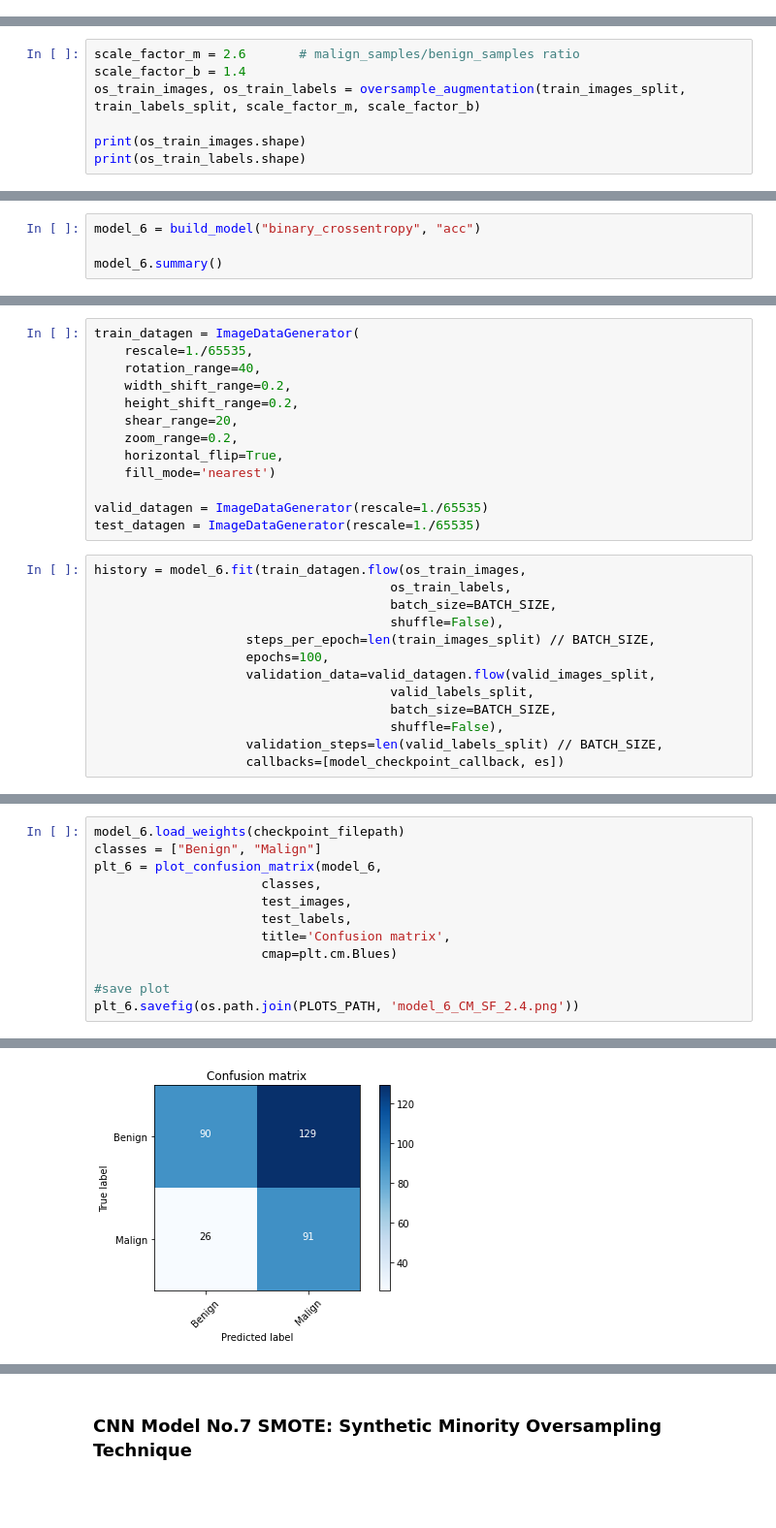
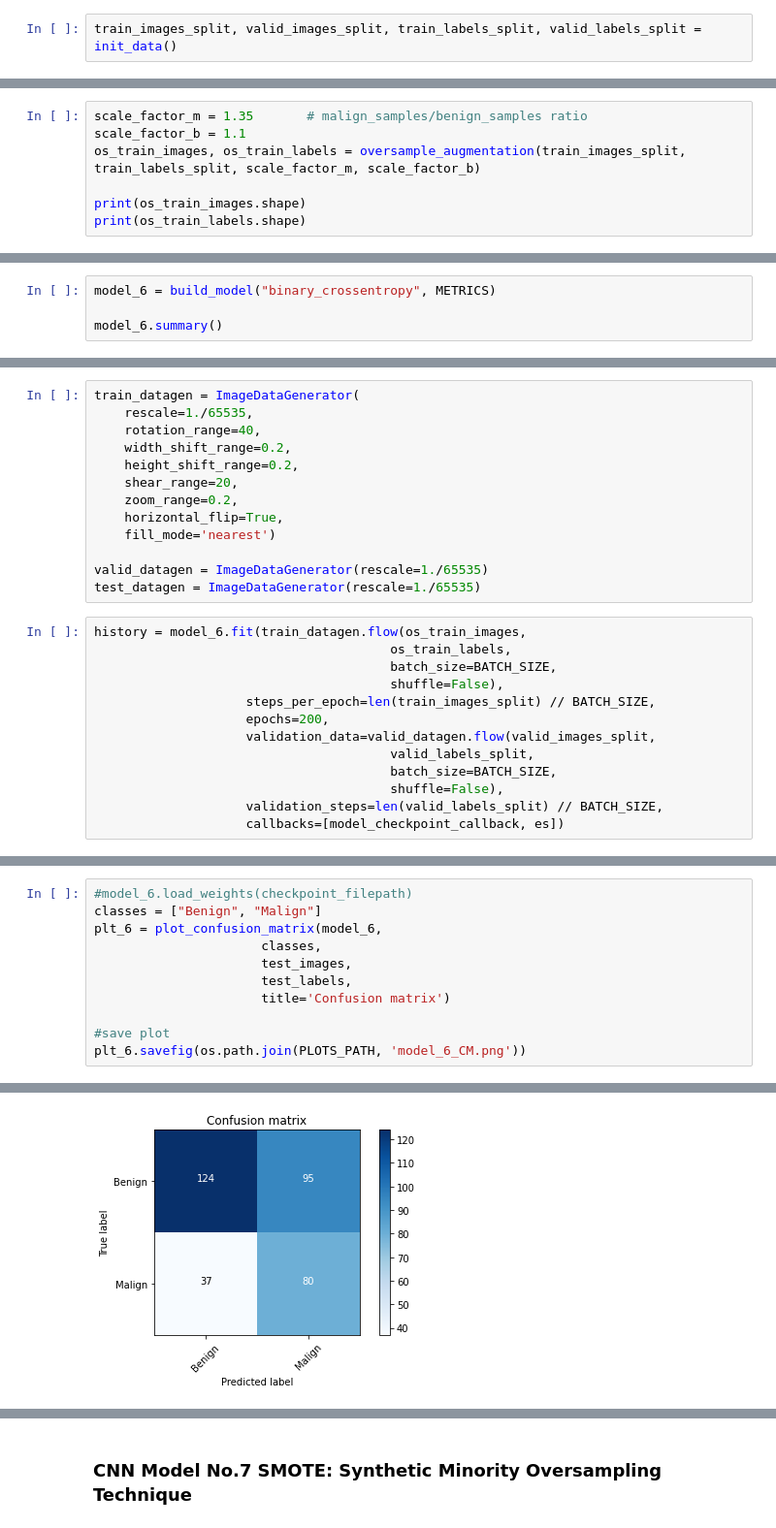
Before and after one commit to MarshaGomez/CNN-Medical-Imaging-Analysis, a Jupyter notebook: Code/Scratch_CNN_benign_vs_malign.ipynb, the cells around one changed output, grey strips where cells are left out. Shown at 97% size. Saved outputs shown, nothing was run; the diff lists cells and outputs as text; blank space fills up the shorter version.

```diff
--- a/Code/Scratch_CNN_benign_vs_malign.ipynb
+++ b/Code/Scratch_CNN_benign_vs_malign.ipynb
@@ -1113,0 +1594,2 @@ train_images_split, valid_images_split, train_labels_split, valid_labels_split =
+# %%
+train_images_split, valid_images_split, train_labels_split, valid_labels_split = init_data()
@@ -1200,8 +1688,8 @@ def oversample_augmentation(dataset, labels, scale_factor_m, scale_factor_b):
 
   return train, labels
 # %%
-scale_factor_m = 2.6       # malign_samples/benign_samples ratio
-scale_factor_b = 1.4
+scale_factor_m = 1.35       # malign_samples/benign_samples ratio
+scale_factor_b = 1.1
 os_train_images, os_train_labels = oversample_augmentation(train_images_split, train_labels_split, scale_factor_m, scale_factor_b)
 
 print(os_train_images.shape)
@@ -1217,5 +1705,5 @@ print(unique, counts)
 # %%
-model_6 = build_model("binary_crossentropy", "acc")
+model_6 = build_model("binary_crossentropy", METRICS)
 
 model_6.summary()
 # %% [output]
@@ -1255,7 +1743,7 @@ history = model_6.fit(train_datagen.flow(os_train_images,
                                        batch_size=BATCH_SIZE,
                                        shuffle=False),
                     steps_per_epoch=len(train_images_split) // BATCH_SIZE,
-                    epochs=100,
+                    epochs=200,
                     validation_data=valid_datagen.flow(valid_images_split,
                                        valid_labels_split,
                                        batch_size=BATCH_SIZE,
@@ -1289,15 +1785,14 @@ plt.show()
 # %%
-model_6.load_weights(checkpoint_filepath)
+#model_6.load_weights(checkpoint_filepath)
 classes = ["Benign", "Malign"]
 plt_6 = plot_confusion_matrix(model_6,
                       classes,
                       test_images,
                       test_labels,
-                      title='Confusion matrix',
-                      cmap=plt.cm.Blues)
+                      title='Confusion matrix')
 
 #save plot
-plt_6.savefig(os.path.join(PLOTS_PATH, 'model_6_CM_SF_2.4.png'))
+plt_6.savefig(os.path.join(PLOTS_PATH, 'model_6_CM.png'))
 # %% [output]
 Confusion Matrix
               precision    recall  f1-score   support
@@ -1311,4 +1806,4 @@ weighted avg       0.65      0.54      0.54       336
-[figure, old version]
+[figure, new version]
 # %%
 test_loss, test_acc = model_6.evaluate(test_datagen.flow(test_images,
                                                        test_labels,
```
Also changed, not shown: parts of 142 cells of this notebook.
